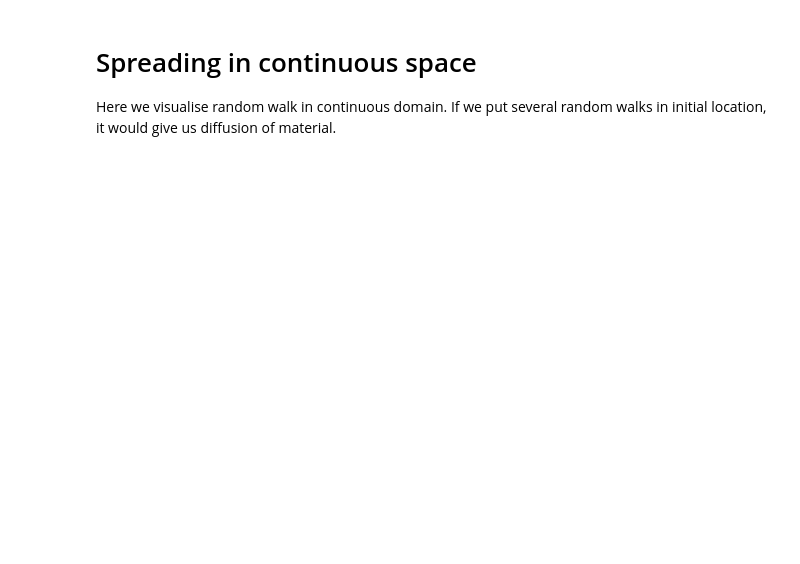
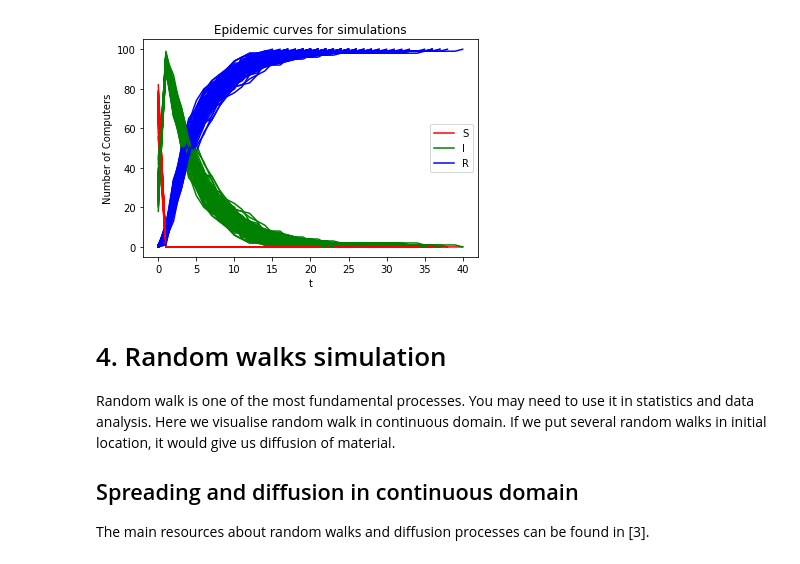
Before and after one commit to Big-data-course-CRI/materials_big_data_cri_2019, a Jupyter notebook: resources Python/spreading_on_networks.ipynb, the cells around one changed output. Saved outputs shown, nothing was run; the diff lists cells and outputs as text; code cells hidden in the pictures; blank space fills up the shorter version.

```diff
--- a/resources Python/spreading_on_networks.ipynb
+++ b/resources Python/spreading_on_networks.ipynb
@@ -271,6 +430,52 @@ plt.show()
+# %%
+b = 0.5
+m = 0.2
+
+attack_rate = []
+peak_times = []
+
+# Set plot settings.
+plt.figure()
+ax = plt.subplot(111)
+ax.set_prop_cycle('color', ['red', 'green', 'blue'])
+
+# Run the simulation multiple times to average the results.
+for i in range(0,100):
+    sir = SIR(cg, beta = b, mu = m)
+
+    I_peak = 0
+    peak_t = 0
+    res = []
+
+    for r in sir.run(num_steps=1):
+        res.append([len(r['S']), len(r['I']), len(r['R'])])
+        if len(r['I']) > I_peak:
+            I_peak = len(r['I'])
+            peak_t = r['t']
+
+    # Once the epidemic has ended let's record the stats
+    attack_rate.append(len(r['R'])/len(cg.nodes()))
+    peak_times.append(peak_t)
+
+    # Plotting the epidemic curve.
+    plt.plot(res)
+
+# Plot the results.
+plt.title("Epidemic curves for simulations")
+plt.legend(['S', 'I', 'R'])
+plt.xlabel("t")
+plt.ylabel("Number of Computers")
+plt.show()
+# %% [output]
+[figure, added]
 # %% [markdown]
-# Spreading in continuous space
+# 4. Random walks simulation
+Random walk is one of the most fundamental processes. You may need to use it in statistics and data analysis.
 Here we visualise random walk in continuous domain. If we put several random walks in initial location, it would give us diffusion of material.
+
+## Spreading and diffusion in continuous domain
+
+The main resources about random walks and diffusion processes can be found in [3].
 # %%
 
 from itertools import cycle
```
Also changed, not shown: parts of 17 cells of this notebook.
